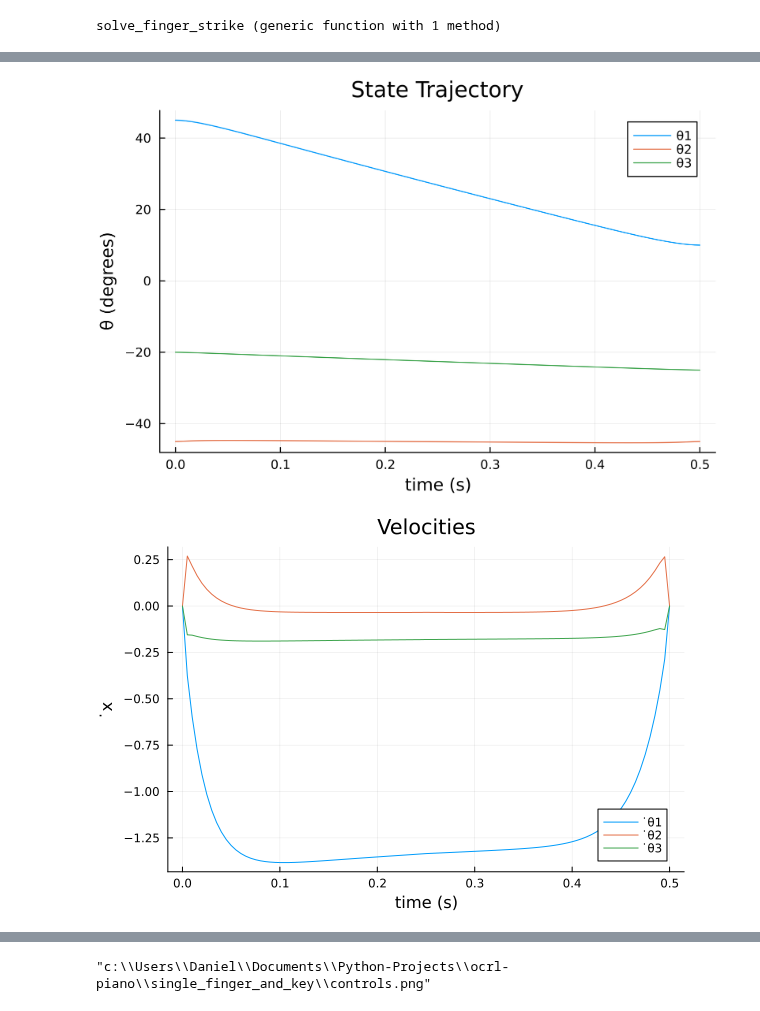
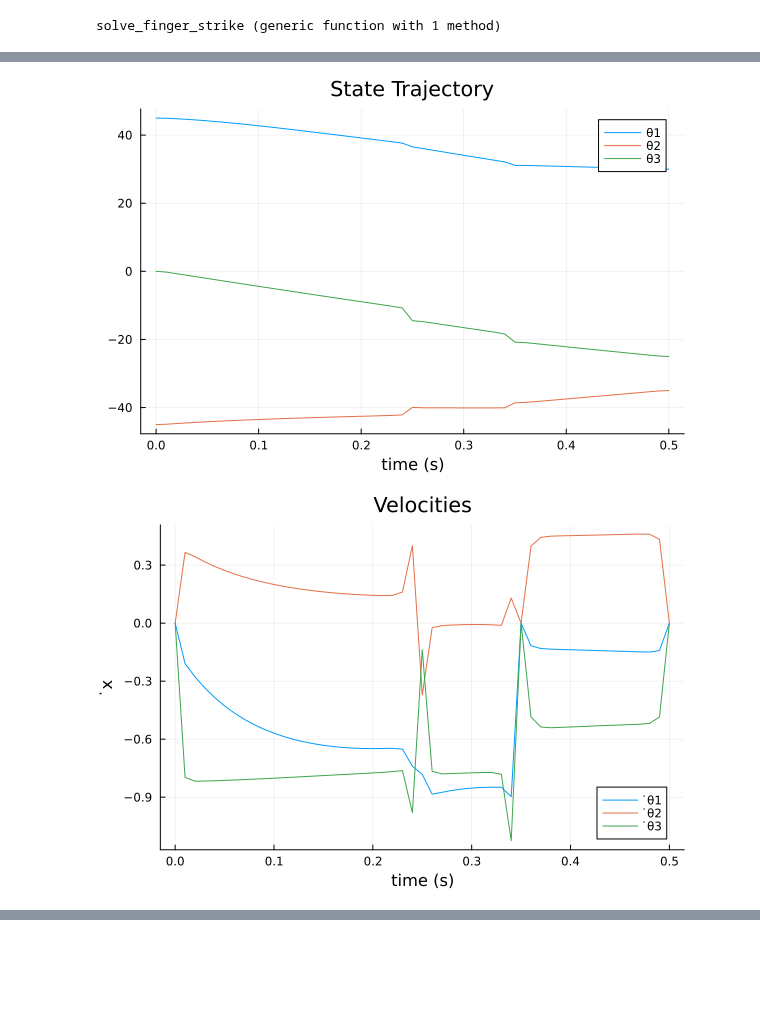
Before and after one commit to Astronauty/ocrl-piano, a Jupyter notebook: single_finger_and_key/3_link_planar_manipulator.ipynb, the cells around one changed output, grey strips where cells are left out. Cells and saved outputs as stored; diff of their text form; code cells hidden in the pictures; blank space fills up the shorter version.

```diff
--- a/single_finger_and_key/3_link_planar_manipulator.ipynb
+++ b/single_finger_and_key/3_link_planar_manipulator.ipynb
@@ -108,6 +106,7 @@ function finger_dynamics(params::NamedTuple, x::Vector, u)
     c1p2 = cos(q[1] + q[2])
     c2p3 = cos(q[2] + q[3])
 
+
     # M = [m1*L1^2 + m2*(L1^2+2*m2*L1*L2*c2 + L2^2) + m3*(L1^2 + 2*L1*L2*c2 + L2^2 + 2*L2*L3*c3 + 2*L1*L3*c2p3 + L3^2) ;;
     # m2*(L2^2 + L1*L2*c2) + m3*(L1*L2*c2 + L1*L3*c2p3 + 2*L2*L3*c3) ;;
     # m3*L2*L3*c3 # torque 1
@@ -117,6 +116,7 @@ function finger_dynamics(params::NamedTuple, x::Vector, u)
     # m3*L2*L3*c3 ;;
     # m3*L2*L3 ;;
     # m3*L3^2] # torque 3
+
 
     M = [m1*L1^2 + m2*(L1^2+2*m2*L1*L2*c2 + L2^2) + m3*(L1^2 + 2*L1*L2*c2 + L2^2 + 2*L2*L3*c3 + 2*L1*L3*c2p3 + L3^2) m2*(L2^2 + L1*L2*c2) + m3*(L1*L2*c2 + L1*L3*c2p3 + 2*L2*L3*c3) m3*L2*L3*c3 # torque 1
          m2*(L2^2 + L1*L2*c2) + m3*(L1*L2*c2 + L1*L3*c2p3 + 2*L2*L3*c3) m2*L2^2 + m3*(L2*L3*c3 + L3^2) m3*L2*L3 # torque 2
@@ -151,6 +151,7 @@ function key_fall_dynamics(params::NamedTuple, x::Vector, u)
     s1p2p3 = sin(q[1] + q[2] + q[3])
     c1p2p3 = cos(q[1] + q[2] + q[3])
 
+
     y3 = L1*s1 + L2*s1p2 + L3*s1p2p3
     y3dot = L1*qd[1]*c1 + L2*(qd[1] + qd[2])*c1p2 + L3*(qd[1] + qd[2] + qd[3])*c1p2p3
 
@@ -165,9 +166,7 @@ function key_fall_dynamics(params::NamedTuple, x::Vector, u)
     J = [-L1*s1-L2*s1p2-L3*s1p2p3 -L2*s1p2-L3*s1p2p3 -L3*s1p2p3;
         L1*c1+L2*c1p2+L3*c1p2p3 L2*c1p2+L3*c1p2p3 L3*c1p2p3]
 
-    # qdd = M\(u + J'*[0, f_key])
-    qdd = M\u
-
+    qdd = M\(u + J'*[0, f_key])
     xdot = [qd; qdd]
     return xdot
 end
@@ -206,7 +205,7 @@ function jump1_map(params::NamedTuple, x::Vector)
 
     # Solve for post collision joint velocities based on tip velocity
     qd_post = J\[v_tip_x_post; v_tip_y_post]
-    # return [q; qd]
+
     return [q; qd_post]
 end
 
@@ -236,6 +235,7 @@ function jump2_map(params::NamedTuple, x::Vector)
     J = [-L1*s1-L2*s1p2-L3*s1p2p3 -L2*s1p2-L3*s1p2p3 -L3*s1p2p3;
     L1*c1+L2*c1p2+L3*c1p2p3 L2*c1p2+L3*c1p2p3 L3*c1p2p3]
 
+
     # Zero out tip velocities
     v_tip_x_post = 0
     v_tip_y_post = 0
@@ -243,9 +243,7 @@ function jump2_map(params::NamedTuple, x::Vector)
     # Solve for post collision joint velocities based on tip velocity
     qd_post = J\[v_tip_x_post; v_tip_y_post]
 
-
     return [q; qd_post]
-    # return [q; qd]
 end
 
 
@@ -554,4 +525,4 @@ end
 # %% [output]
 solve_finger_strike (generic function with 1 method)
 # %%
-X, U, t_vec, params = solve_finger_strike(verbose=true)
+X, U, t_vec = solve_finger_strike(verbose=true)
@@ -558,28 +548,15 @@ X, U, t_vec, params = solve_finger_strike(verbose=true)
 # %%
 Xm = hcat(X...)
 Um = hcat(U...)
 default(show = true)
 
 # # --------------plotting-----------------
-p1 = plot(t_vec, (180/pi)*Xm[1:3,:]', label = ["θ1" "θ2" "θ3" ], xlabel = "time (s)", ylabel="θ (degrees)", title = "State Trajectory", dpi=1000)
-display(p1)
+display(plot(t_vec, (180/pi)*Xm[1:3,:]', label = ["θ1" "θ2" "θ3" ], xlabel = "time (s)", title = "State Trajectory"))
 display(plot(t_vec,Xm[4:6,:]',label= ["̇θ1" "̇θ2" "̇θ3"], xlabel = "time (s)", ylabel = "̇x",title = "Velocities"))
 display(plot(t_vec[1:end-1],Um',label="",xlabel = "time (s)", ylabel = "u",title = "Controls"))
-Xm = hcat(X...)
-Um = hcat(U...)
-default(show = true)
-
-# --------------save plots-----------------
-
-p2 = plot(t_vec,Xm[4:6,:]',label= ["̇θ1" "̇θ2" "̇θ3"], xlabel = "time (s)", ylabel = "̇x",title = "Velocities", dpi=1000)
-p3 = plot(t_vec[1:end-1],Um',label="",xlabel = "time (s)", ylabel = "u",title = "Controls", dpi=1000)
-
-savefig(p1, "state_trajectory.png")
-savefig(p2, "velocities.png")
-savefig(p3, "controls.png")
 
 # # meshcat animation
 # display(animate_cartpole(X, 0.05))
 # %% [output]
-[figure, old version]
+[figure, new version]
-[figure, old version]
+[figure, new version]
@@ -587,4 +564,3 @@ savefig(p3, "controls.png")
-"c:\\Users\\Daniel\\Documents\\Python-Projects\\ocrl-piano\\single_finger_and_key\\controls.png"
 # %%
 X
 Xm
```
Also changed, not shown: parts of 12 cells of this notebook, 11 other files.
